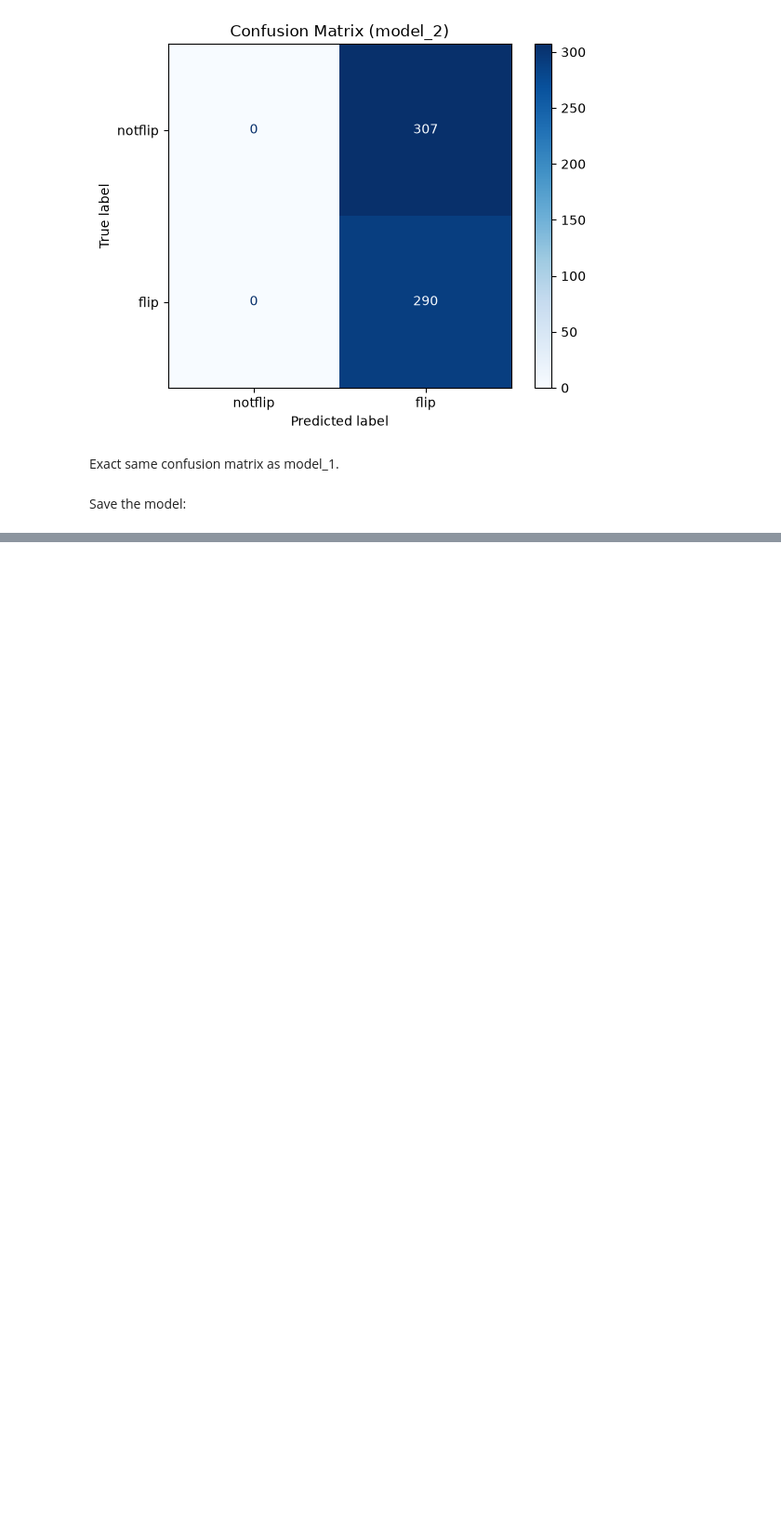
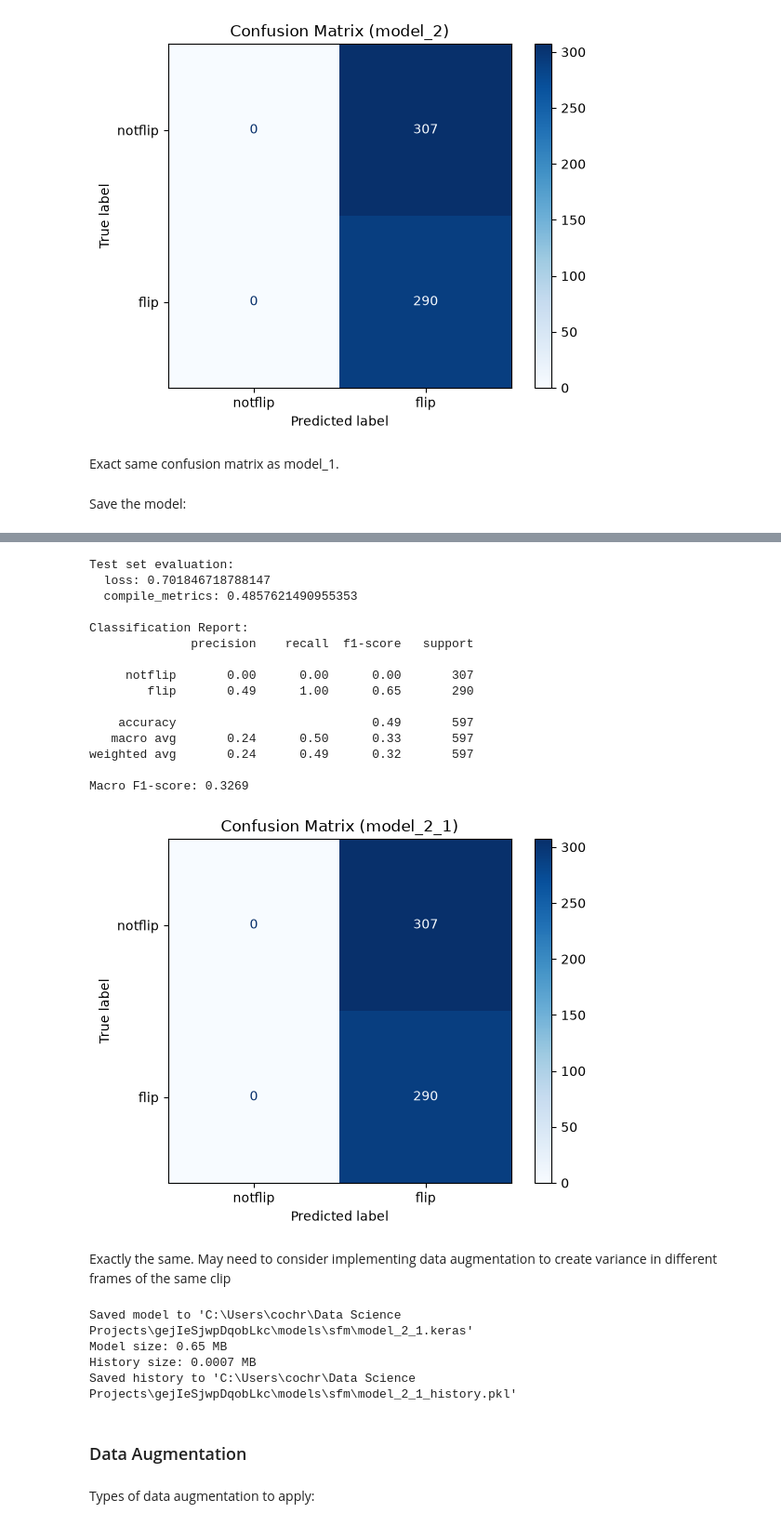
Before and after one commit to cameroncochrane/gejIeSjwpDqobLkc, a Jupyter notebook: notebooks/SFM_NB_4.ipynb, the cells around one changed output, grey strips where cells are left out. Shown at 93% size. Cells and saved outputs as stored; diff of their text form; code cells hidden in the pictures; blank space fills up the shorter version.

```diff
--- a/notebooks/SFM_NB_4.ipynb
+++ b/notebooks/SFM_NB_4.ipynb
@@ -239,0 +495,50 @@ Saved history to 'C:\Users\cochr\Data Science Projects\gejIeSjwpDqobLkc\models\s
+# %%
+model_2_1_to_eval = model_2_1 if train_model_2_1 else trained_model_2_1
+
+# Guard against accidentally passing the training History object
+if isinstance(model_2_1_to_eval, tf.keras.callbacks.History):
+    model_2_1_to_eval = model_2_1
+
+# Ensure rank is known and the arrays are concrete numpy arrays
+X_eval = np.asarray(X_test_enh, dtype=np.float32)
+y_eval = np.asarray(y_test, dtype=np.int32).reshape(-1)
+
+eval_results = evaluate_model(
+    model_2_1_to_eval,
+    X_eval,
+    y_eval,
+    class_names=('notflip', 'flip'),
+    plot_name="model_2_1"
+)
+# %% [output]
+Test set evaluation:
+  loss: 0.701846718788147
+  compile_metrics: 0.4857621490955353
+
+Classification Report:
+              precision    recall  f1-score   support
+
+     notflip       0.00      0.00      0.00       307
+        flip       0.49      1.00      0.65       290
+
+    accuracy                           0.49       597
+   macro avg       0.24      0.50      0.33       597
+weighted avg       0.24      0.49      0.32       597
+
+Macro F1-score: 0.3269
+[figure, added]
+# %% [markdown]
+Exactly the same. May need to consider implementing data augmentation to create variance in different frames of the same clip
+# %%
+if train_model_2_1 == True:
+    model_path = SFM_MODELS_DIR / 'model_2_1'
+    save_model(model_path, model_2_1, model_2_1.history)
+# %% [output]
+Saved model to 'C:\Users\cochr\Data Science Projects\gejIeSjwpDqobLkc\models\sfm\model_2_1.keras'
+Model size: 0.65 MB
+History size: 0.0007 MB
+Saved history to 'C:\Users\cochr\Data Science Projects\gejIeSjwpDqobLkc\models\sfm\model_2_1_history.pkl'
+# %% [markdown]
+<h3> Data Augmentation
+# %% [markdown]
+Types of data augmentation to apply:
```
Also changed, not shown: parts of 19 cells of this notebook, 3 other files.
